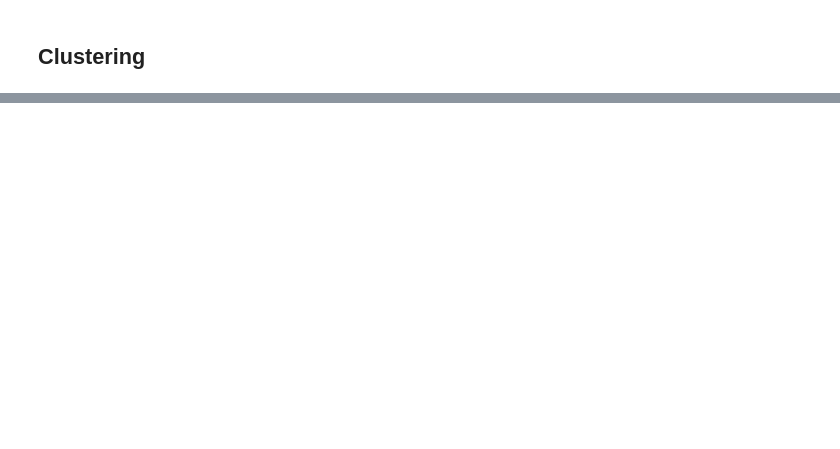
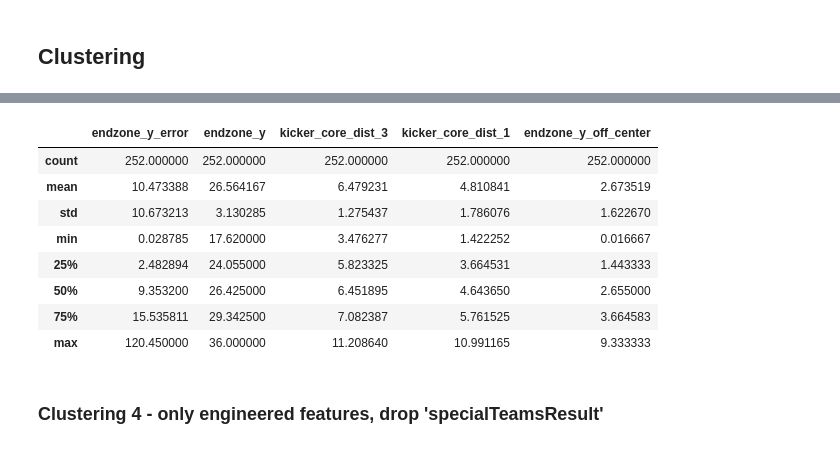
Before and after one commit to egrace479/NFL-BDB-2022, a Jupyter notebook: extra_point_clustering.ipynb, the cells around one changed output, grey strips where cells are left out. Cells and saved outputs as stored; diff of their text form; code cells hidden in the pictures; blank space fills up the shorter version.

```diff
--- a/extra_point_clustering.ipynb
+++ b/extra_point_clustering.ipynb
@@ -295,0 +547,14 @@ outliers = ep_scale[ep_scale['cluster_id']==-1]
+# %%
+outliers3[['endzone_y_error', 'endzone_y', 'kicker_core_dist_3', 'kicker_core_dist_1','endzone_y_off_center']].describe()
+# %% [output]
+|  | endzone_y_error | endzone_y | kicker_core_dist_3 | kicker_core_dist_1 | endzone_y_off_center |
+| count | 252.000000 | 252.000000 | 252.000000 | 252.000000 | 252.000000 |
+| mean | 10.473388 | 26.564167 | 6.479231 | 4.810841 | 2.673519 |
+| std | 10.673213 | 3.130285 | 1.275437 | 1.786076 | 1.622670 |
+| min | 0.028785 | 17.620000 | 3.476277 | 1.422252 | 0.016667 |
+| 25% | 2.482894 | 24.055000 | 5.823325 | 3.664531 | 1.443333 |
+| 50% | 9.353200 | 26.425000 | 6.451895 | 4.643650 | 2.655000 |
+| 75% | 15.535811 | 29.342500 | 7.082387 | 5.761525 | 3.664583 |
+| max | 120.450000 | 36.000000 | 11.208640 | 10.991165 | 9.333333 |
+# %% [markdown]
+### Clustering 4 - only engineered features, drop 'specialTeamsResult'
```
Also changed, not shown: parts of 100 cells of this notebook.
